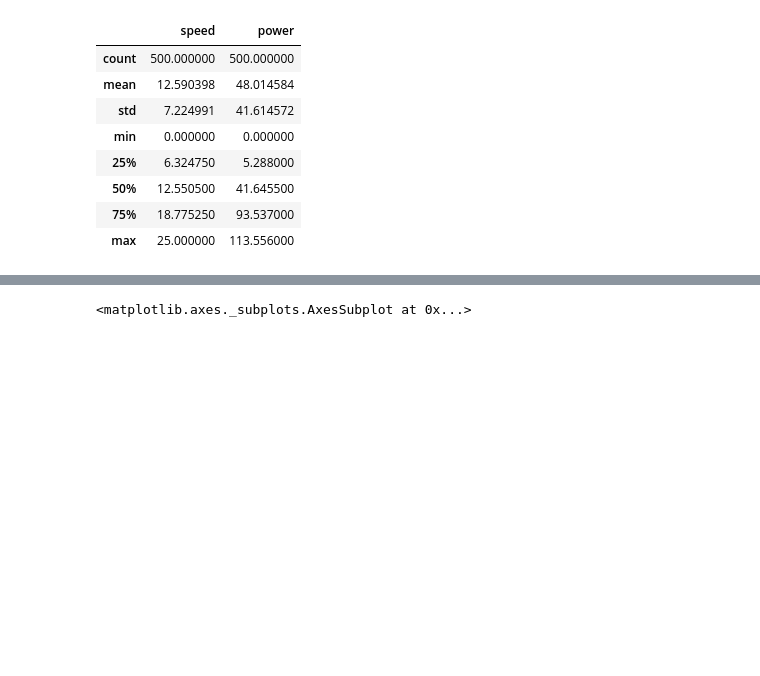
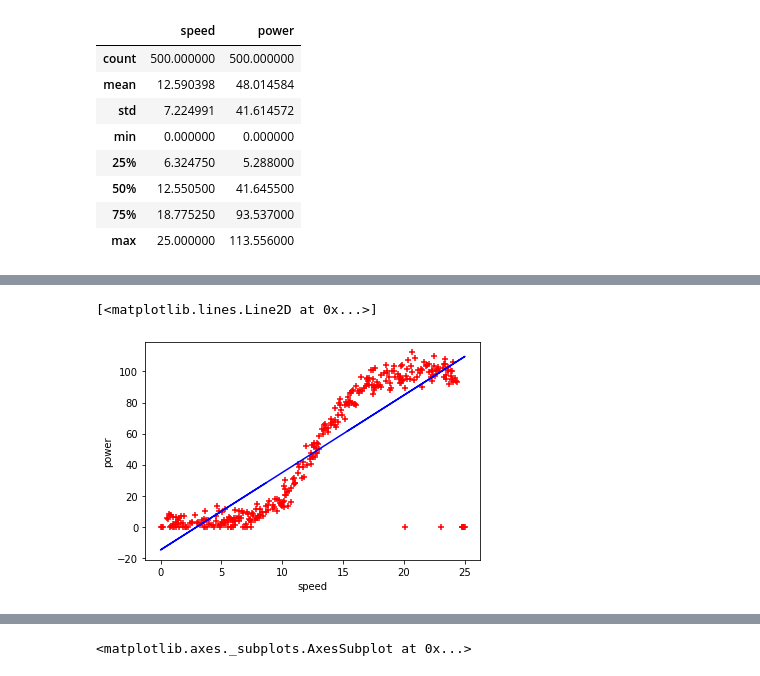
Before and after one commit to colm-o-caoimh/RegressionAnalysis, a Jupyter notebook: power_production.ipynb, the cells around one changed output, grey strips where cells are left out. Saved outputs shown, nothing was run; the diff lists cells and outputs as text; code cells hidden in the pictures; blank space fills up the shorter version.

```diff
--- a/power_production.ipynb
+++ b/power_production.ipynb
@@ -41,0 +155,13 @@ pp.describe()
+# %%
+df_ytrain = pd.DataFrame(Y_Train)
+# %%
+df_xtrain = pd.DataFrame(X_Train)
+# %%
+%matplotlib inline
+plt.xlabel('speed')
+plt.ylabel('power')
+plt.scatter(df_xtrain,df_ytrain,color='red',marker='+')
+plt.plot(df_xtrain,reg.predict(df_xtrain),color='blue')
+# %% [output]
+[<matplotlib.lines.Line2D at 0x...>]
+[figure, added]
```
Also changed, not shown: parts of 36 cells of this notebook.
